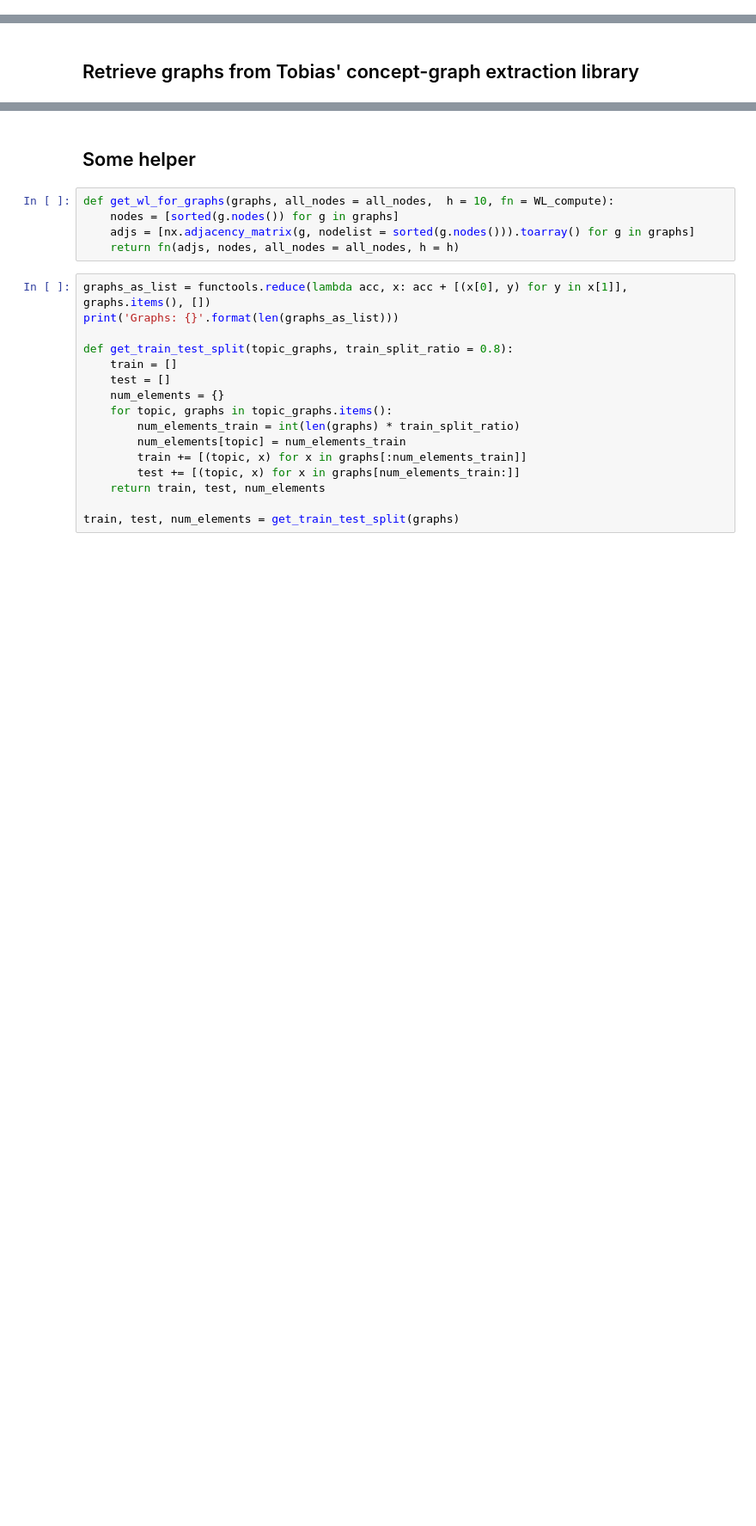
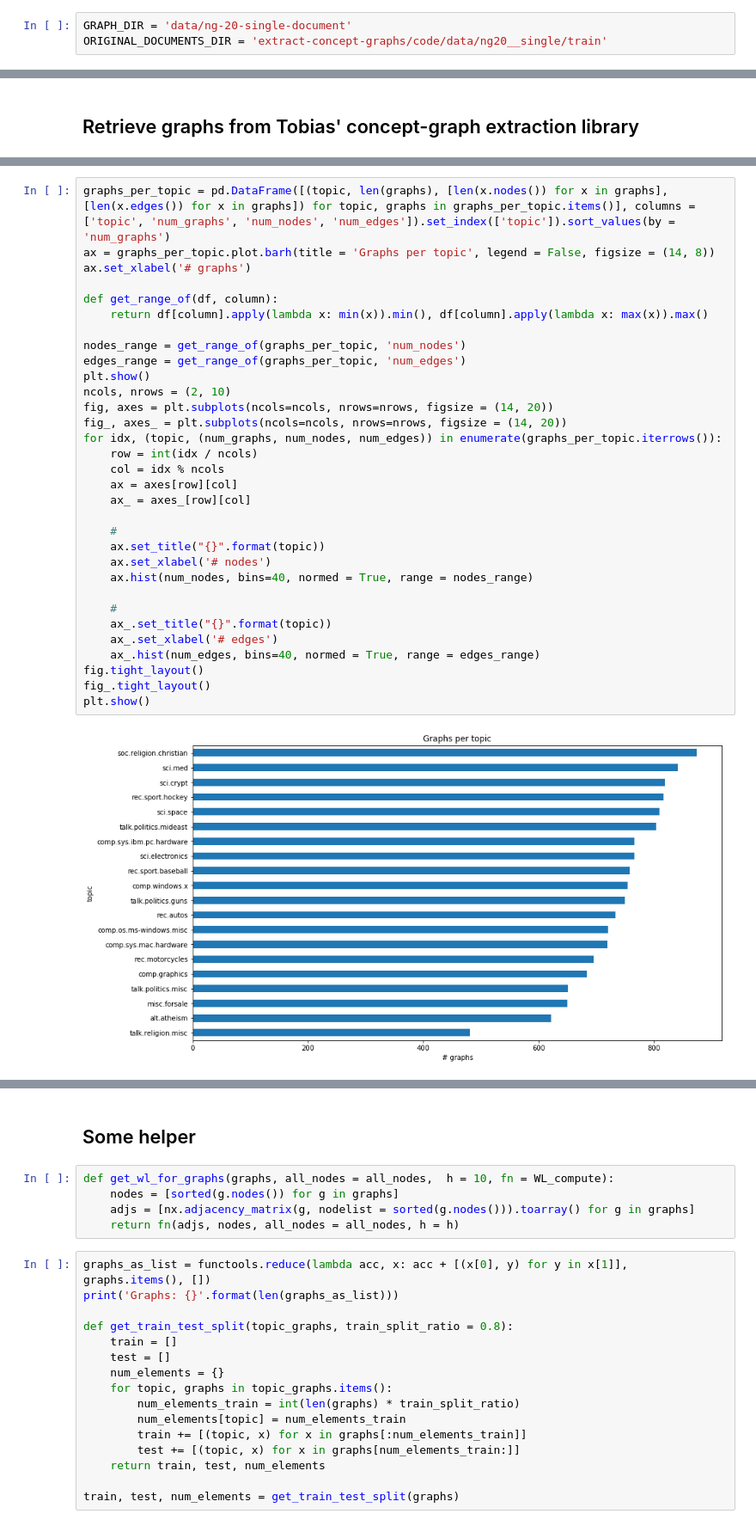
Before and after one commit to davidgengenbach/bachelor-thesis, a Jupyter notebook: code/weisfeiler-lehman.ipynb, the cells around one changed output, grey strips where cells are left out. Shown at 86% size. Saved outputs shown, nothing was run; the diff lists cells and outputs as text; blank space fills up the shorter version.

```diff
--- a/code/weisfeiler-lehman.ipynb
+++ b/code/weisfeiler-lehman.ipynb
@@ -16,0 +19,3 @@ import math
+# %%
+GRAPH_DIR = 'data/ng-20-single-document'
+ORIGINAL_DOCUMENTS_DIR = 'extract-concept-graphs/code/data/ng20__single/train'
@@ -106,0 +86,34 @@ Found empty graphs: 3566
+# %%
+graphs_per_topic = pd.DataFrame([(topic, len(graphs), [len(x.nodes()) for x in graphs], [len(x.edges()) for x in graphs]) for topic, graphs in graphs_per_topic.items()], columns = ['topic', 'num_graphs', 'num_nodes', 'num_edges']).set_index(['topic']).sort_values(by = 'num_graphs')
+ax = graphs_per_topic.plot.barh(title = 'Graphs per topic', legend = False, figsize = (14, 8))
+ax.set_xlabel('# graphs')
+
+def get_range_of(df, column):
+    return df[column].apply(lambda x: min(x)).min(), df[column].apply(lambda x: max(x)).max()
+
+nodes_range = get_range_of(graphs_per_topic, 'num_nodes')
+edges_range = get_range_of(graphs_per_topic, 'num_edges')
+plt.show()
+ncols, nrows = (2, 10)
+fig, axes = plt.subplots(ncols=ncols, nrows=nrows, figsize = (14, 20))
+fig_, axes_ = plt.subplots(ncols=ncols, nrows=nrows, figsize = (14, 20))
+for idx, (topic, (num_graphs, num_nodes, num_edges)) in enumerate(graphs_per_topic.iterrows()):
+    row = int(idx / ncols)
+    col = idx % ncols
+    ax = axes[row][col]
+    ax_ = axes_[row][col]
+
+    #
+    ax.set_title("{}".format(topic))
+    ax.set_xlabel('# nodes')
+    ax.hist(num_nodes, bins=40, normed = True, range = nodes_range)
+
+    #
+    ax_.set_title("{}".format(topic))
+    ax_.set_xlabel('# edges')
+    ax_.hist(num_edges, bins=40, normed = True, range = edges_range)
+fig.tight_layout()
+fig_.tight_layout()
+plt.show()
+# %% [output]
+[figure, added]
```
Also changed, not shown: parts of 21 cells of this notebook, 1 other file.
